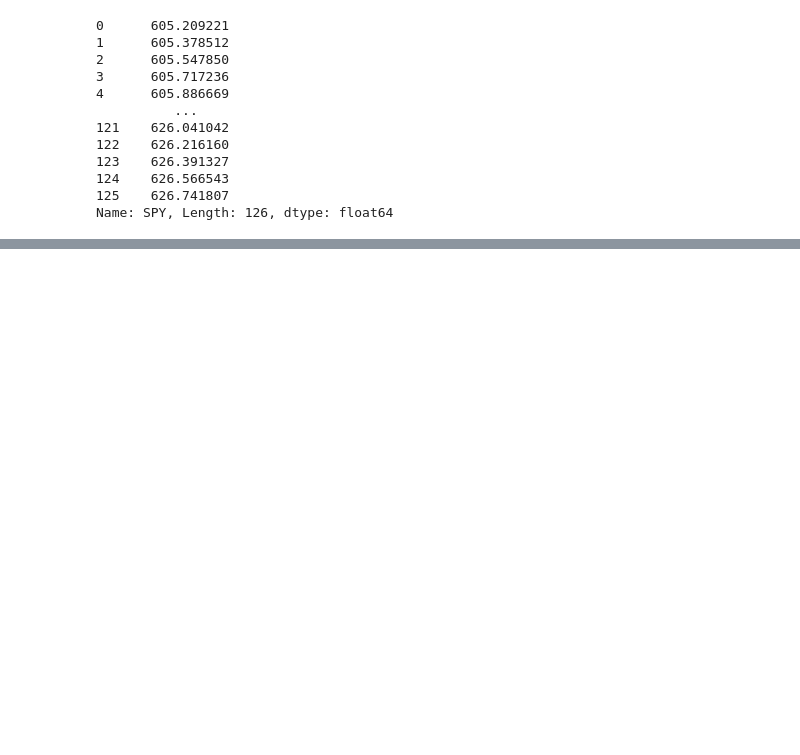
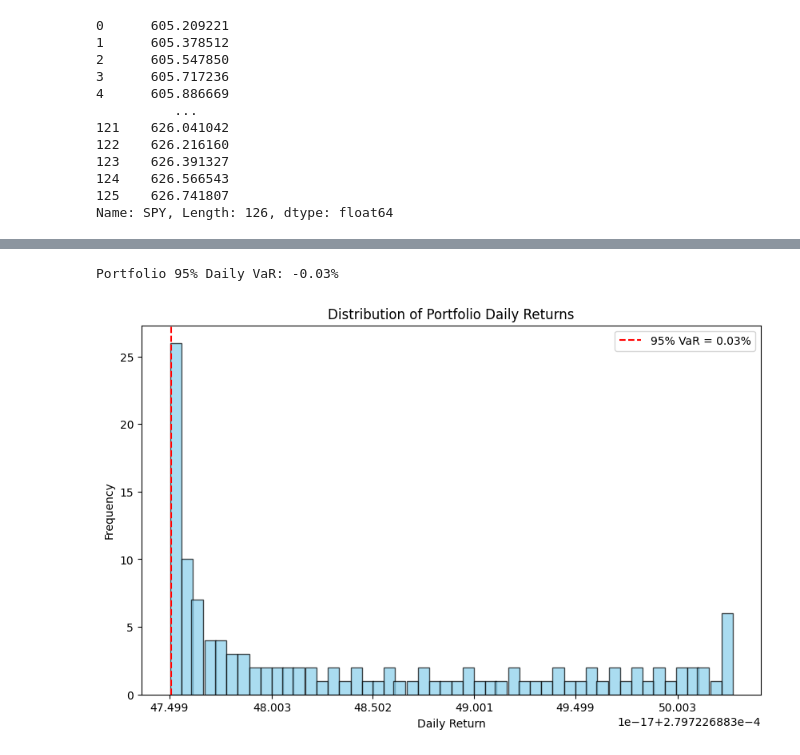
Before and after one commit to Nahom-ketsela/kaim-week-11, a Jupyter notebook: notebook/Portofolio_optimization_analysis.ipynb, the cells around one changed output, grey strips where cells are left out. Saved outputs shown, nothing was run; the diff lists cells and outputs as text; code cells hidden in the pictures; blank space fills up the shorter version.

Commit message:
Computed portfolio daily returns for VaR.

```diff
--- a/notebook/Portofolio_optimization_analysis.ipynb
+++ b/notebook/Portofolio_optimization_analysis.ipynb
@@ -199,0 +200,14 @@ Sharpe Ratio: 101085921735793.00
+# %%
+# Compute portfolio daily returns for VaR
+daily_returns = df_forecast.pct_change().dropna()
+port_daily = (daily_returns * weights).sum(axis=1)
+var_95 = po.compute_var(port_daily, confidence=0.95)
+print(f"\nPortfolio 95% Daily VaR: {var_95:.2%}")
+# %% [output]
+Portfolio 95% Daily VaR: -0.03%
+# %%
+# distribution of portofolio daily return
+port_daily = (df_forecast.pct_change().dropna() * weights).sum(axis=1)
+po.plot_var_distribution(port_daily, confidence=0.95)
+# %% [output]
+[figure, added]
```
Also changed, not shown: parts of 5 cells of this notebook, 1 other file.
